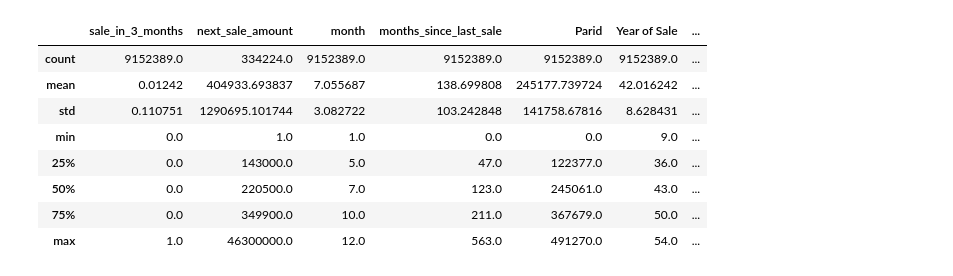
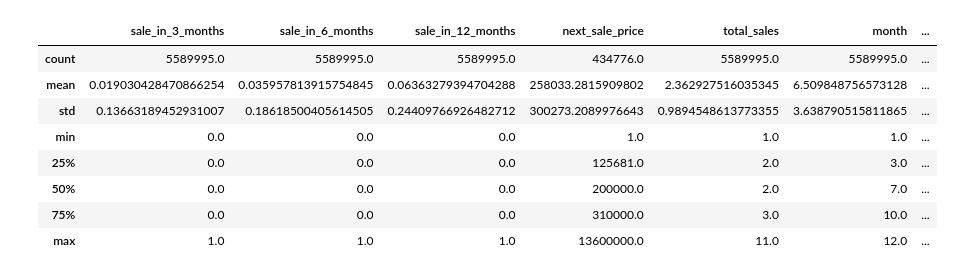
Before and after one commit to daneisburgh/freehold-forecast, a Jupyter notebook: notebooks/etl_ml_notebook.ipynb, the cells around one changed output. Cells and saved outputs as stored; diff of their text form; code cells hidden in the pictures.

```diff
--- a/notebooks/etl_ml_notebook.ipynb
+++ b/notebooks/etl_ml_notebook.ipynb
@@ -1,10 +1,17 @@
 # %%
+import matplotlib.pyplot as plt
+import mlflow
 import pandas as pd
-import psutil
 
 from freeholdforecast.tasks.etl_ml_task import ETL_ML_Task
+from sklearn.inspection import permutation_importance
 
-pd.options.display.max_columns = 100
+max_view = 400
+pd.options.display.max_rows = max_view
+pd.options.display.max_columns = max_view
 
-task = ETL_ML_Task()
+state = "ohio"
+run_date = "2022-03-01"
+
+task = ETL_ML_Task(state=state, run_date=run_date)
 # %% [output]
@@ -30,12 +43,12 @@ task._get_df_prepared()
 # %%
-task.df_prepared.describe().astype(object)
+task.df_prepared.describe().astype(str)
 # %% [output]
-|  | sale_in_3_months | next_sale_amount | month | months_since_last_sale | Parid | Year of Sale | ... |
-| count | 9152389.0 | 334224.0 | 9152389.0 | 9152389.0 | 9152389.0 | 9152389.0 | ... |
-| mean | 0.01242 | 404933.693837 | 7.055687 | 138.699808 | 245177.739724 | 42.016242 | ... |
-| std | 0.110751 | 1290695.101744 | 3.082722 | 103.242848 | 141758.67816 | 8.628431 | ... |
-| min | 0.0 | 1.0 | 1.0 | 0.0 | 0.0 | 9.0 | ... |
-| 25% | 0.0 | 143000.0 | 5.0 | 47.0 | 122377.0 | 36.0 | ... |
-| 50% | 0.0 | 220500.0 | 7.0 | 123.0 | 245061.0 | 43.0 | ... |
-| 75% | 0.0 | 349900.0 | 10.0 | 211.0 | 367679.0 | 50.0 | ... |
-| max | 1.0 | 46300000.0 | 12.0 | 563.0 | 491270.0 | 54.0 | ... |
+|  | sale_in_3_months | sale_in_6_months | sale_in_12_months | next_sale_price | total_sales | month | ... |
+| count | 5589995.0 | 5589995.0 | 5589995.0 | 434776.0 | 5589995.0 | 5589995.0 | ... |
+| mean | 0.019030428470866254 | 0.035957813915754845 | 0.06363279394704288 | 258033.2815909802 | 2.362927516035345 | 6.509848756573128 | ... |
+| std | 0.13663189452931007 | 0.18618500405614505 | 0.24409766926482712 | 300273.2089976643 | 0.9894548613773355 | 3.638790515811865 | ... |
+| min | 0.0 | 0.0 | 0.0 | 1.0 | 1.0 | 1.0 | ... |
+| 25% | 0.0 | 0.0 | 0.0 | 125681.0 | 2.0 | 3.0 | ... |
+| 50% | 0.0 | 0.0 | 0.0 | 200000.0 | 2.0 | 7.0 | ... |
+| 75% | 0.0 | 0.0 | 0.0 | 310000.0 | 3.0 | 10.0 | ... |
+| max | 1.0 | 1.0 | 1.0 | 13600000.0 | 11.0 | 12.0 | ... |
```
Also changed, not shown: parts of 12 cells of this notebook.
